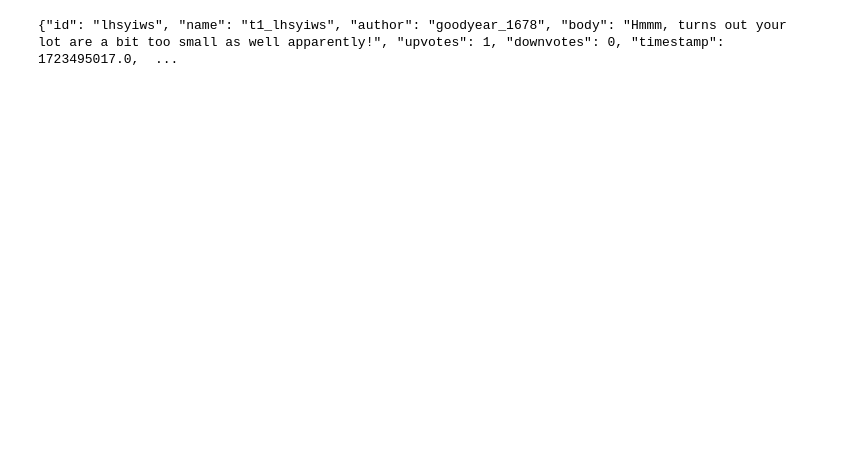
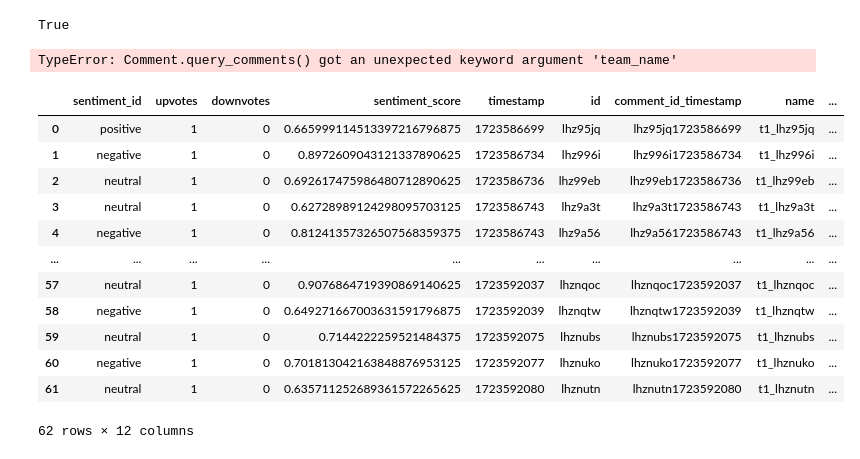
Before and after one commit to jggreen3/realtime-reddit-soccer-sentiment-analysis, a Jupyter notebook: notebooks/visualization.ipynb, the cells around one changed output. Saved outputs shown, nothing was run; the diff lists cells and outputs as text; code cells hidden in the pictures; blank space fills up the shorter version.

```diff
--- a/notebooks/visualization.ipynb
+++ b/notebooks/visualization.ipynb
@@ -10,2 +0,0 @@ comment_json = {
-# %%
-data = json.dumps(comment_json)
@@ -20,4 +0,0 @@ test_comment  = {'id': 'lhsyiws', 'name': 't1_lhsyiws', 'author': 'goodyear_1678
-# %%
-print(json.dumps(test_comment))
-# %% [output]
-{"id": "lhsyiws", "name": "t1_lhsyiws", "author": "goodyear_1678", "body": "Hmmm, turns out your lot are a bit too small as well apparently!", "upvotes": 1, "downvotes": 0, "timestamp": 1723495017.0,  ...
@@ -23,0 +104,34 @@ print(json.dumps(test_comment))
+# %%
+import boto3
+
+dyn_resource = boto3.resource('dynamodb')
+comment_table = Comment(dyn_resource=dyn_resource)
+comment_table.exists('soccer_comment_data')
+# %% [output]
+True
+# %%
+raw_data = comment_table.query_comments(team_name='liverpool')
+# %% [output]
+TypeError: Comment.query_comments() got an unexpected keyword argument 'team_name'
+# %%
+import pandas as pd
+
+df = pd.DataFrame(raw_data)
+# %%
+df['date'] = pd.to_datetime(df['timestamp'].astype(int), unit='s').dt.floor('Min')
+
+df
+# %% [output]
+|  | sentiment_id | upvotes | downvotes | sentiment_score | timestamp | id | comment_id_timestamp | name | ... |
+| 0 | positive | 1 | 0 | 0.665999114513397216796875 | 1723586699 | lhz95jq | lhz95jq1723586699 | t1_lhz95jq | ... |
+| 1 | negative | 1 | 0 | 0.8972609043121337890625 | 1723586734 | lhz996i | lhz996i1723586734 | t1_lhz996i | ... |
+| 2 | neutral | 1 | 0 | 0.692617475986480712890625 | 1723586736 | lhz99eb | lhz99eb1723586736 | t1_lhz99eb | ... |
+| 3 | neutral | 1 | 0 | 0.62728989124298095703125 | 1723586743 | lhz9a3t | lhz9a3t1723586743 | t1_lhz9a3t | ... |
+| 4 | negative | 1 | 0 | 0.81241357326507568359375 | 1723586743 | lhz9a56 | lhz9a561723586743 | t1_lhz9a56 | ... |
+| ... | ... | ... | ... | ... | ... | ... | ... | ... | ... |
+| 57 | neutral | 1 | 0 | 0.9076864719390869140625 | 1723592037 | lhznqoc | lhznqoc1723592037 | t1_lhznqoc | ... |
+| 58 | negative | 1 | 0 | 0.649271667003631591796875 | 1723592039 | lhznqtw | lhznqtw1723592039 | t1_lhznqtw | ... |
+| 59 | neutral | 1 | 0 | 0.7144222259521484375 | 1723592075 | lhznubs | lhznubs1723592075 | t1_lhznubs | ... |
+| 60 | negative | 1 | 0 | 0.701813042163848876953125 | 1723592077 | lhznuko | lhznuko1723592077 | t1_lhznuko | ... |
+| 61 | neutral | 1 | 0 | 0.635711252689361572265625 | 1723592080 | lhznutn | lhznutn1723592080 | t1_lhznutn | ... |
+62 rows × 12 columns
```
Also changed, not shown: parts of 13 cells of this notebook, 5 other files.
